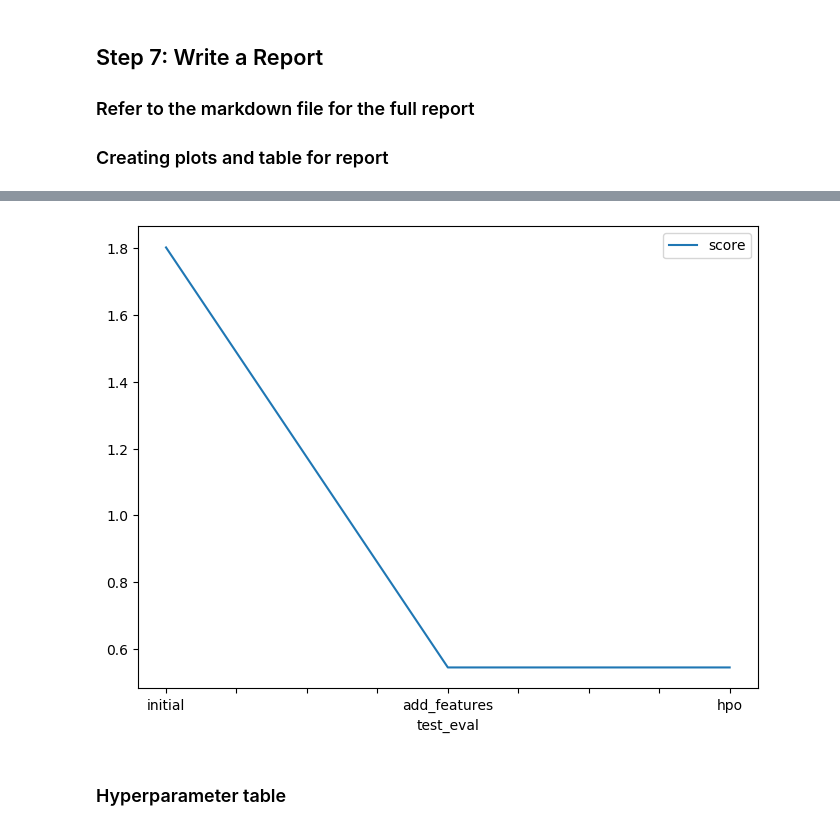
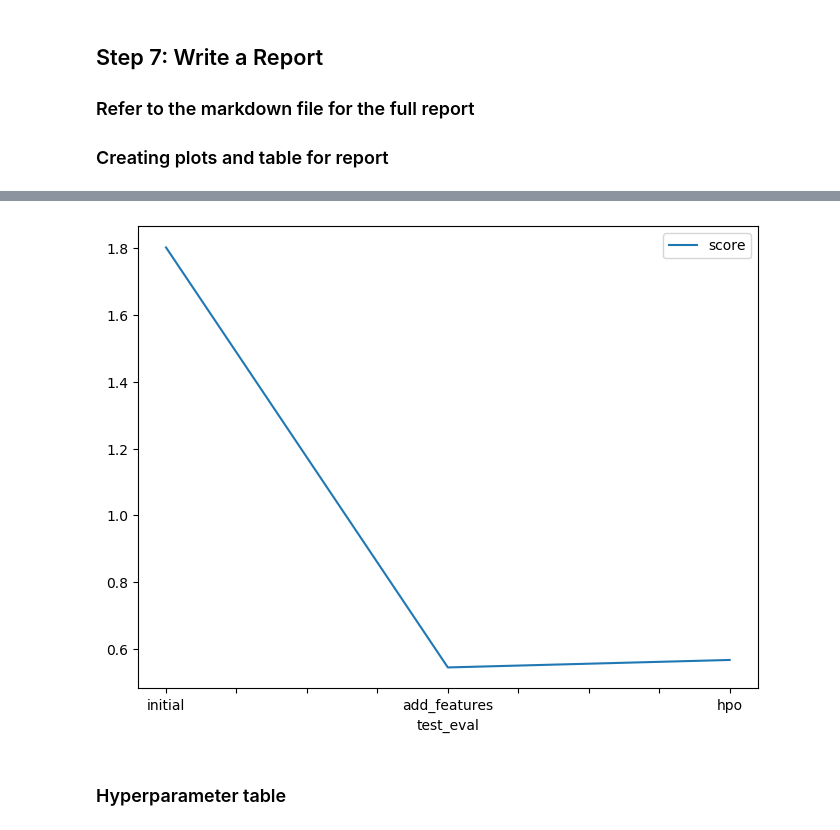
Before and after one commit to luckywy2023/cd0385-project-starter, a Jupyter notebook: project/project-template.ipynb, the cells around one changed output, grey strips where cells are left out. Cells and saved outputs as stored; diff of their text form; code cells hidden in the pictures.

```diff
--- a/project/project-template.ipynb
+++ b/project/project-template.ipynb
@@ -514,14 +707,14 @@ fig.savefig('model_train_score.png')
 # %%
 # Take the 3 kaggle scores and creating a line plot to show improvement
 fig = pd.DataFrame(
     {
         "test_eval": ["initial", "add_features", "hpo"],
-        "score": [1.80242, 0.54447, 0.54447]
+        "score": [1.80242, 0.54447, 0.56688]
     }
 ).plot(x="test_eval", y="score", figsize=(8, 6)).get_figure()
 fig.savefig('model_test_score.png')
 # %% [output]
-[figure, old version]
+[figure, new version]
 # %% [markdown]
 ### Hyperparameter table
 # %%
```
Also changed, not shown: parts of 13 cells of this notebook, 5 other files.
